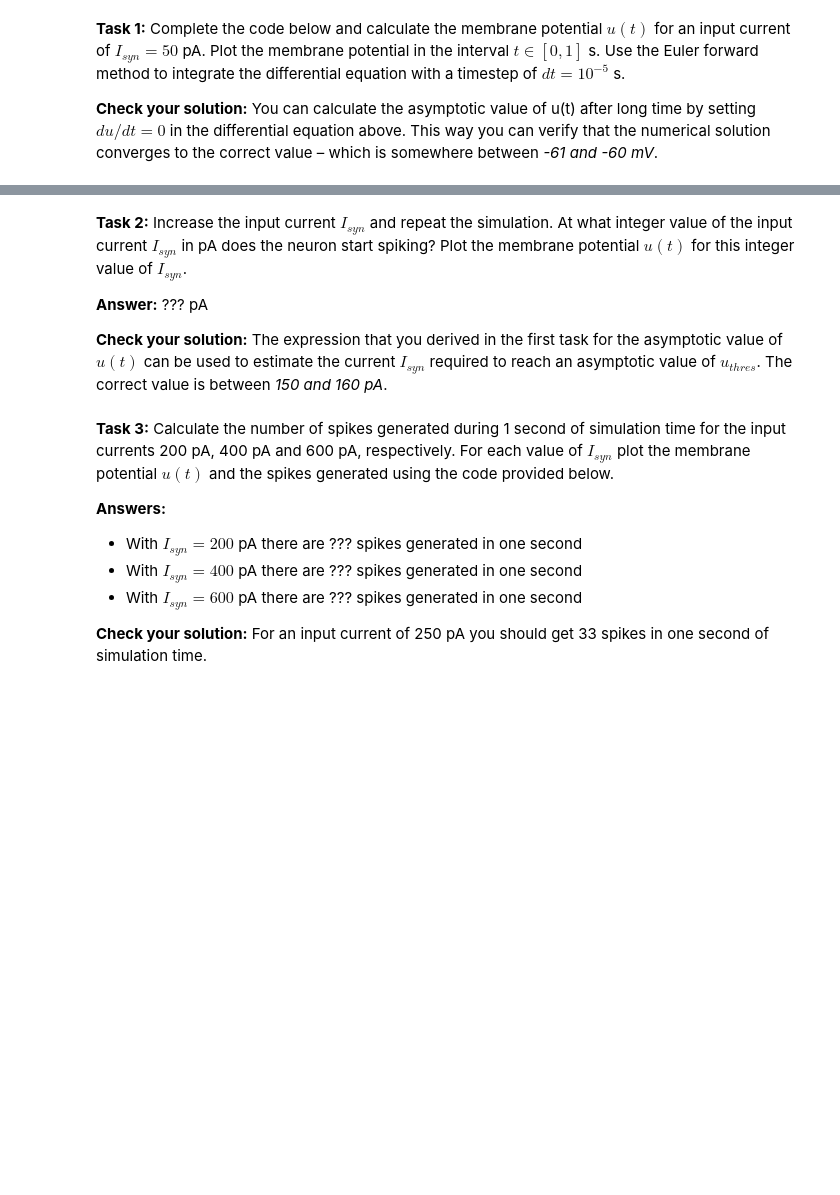
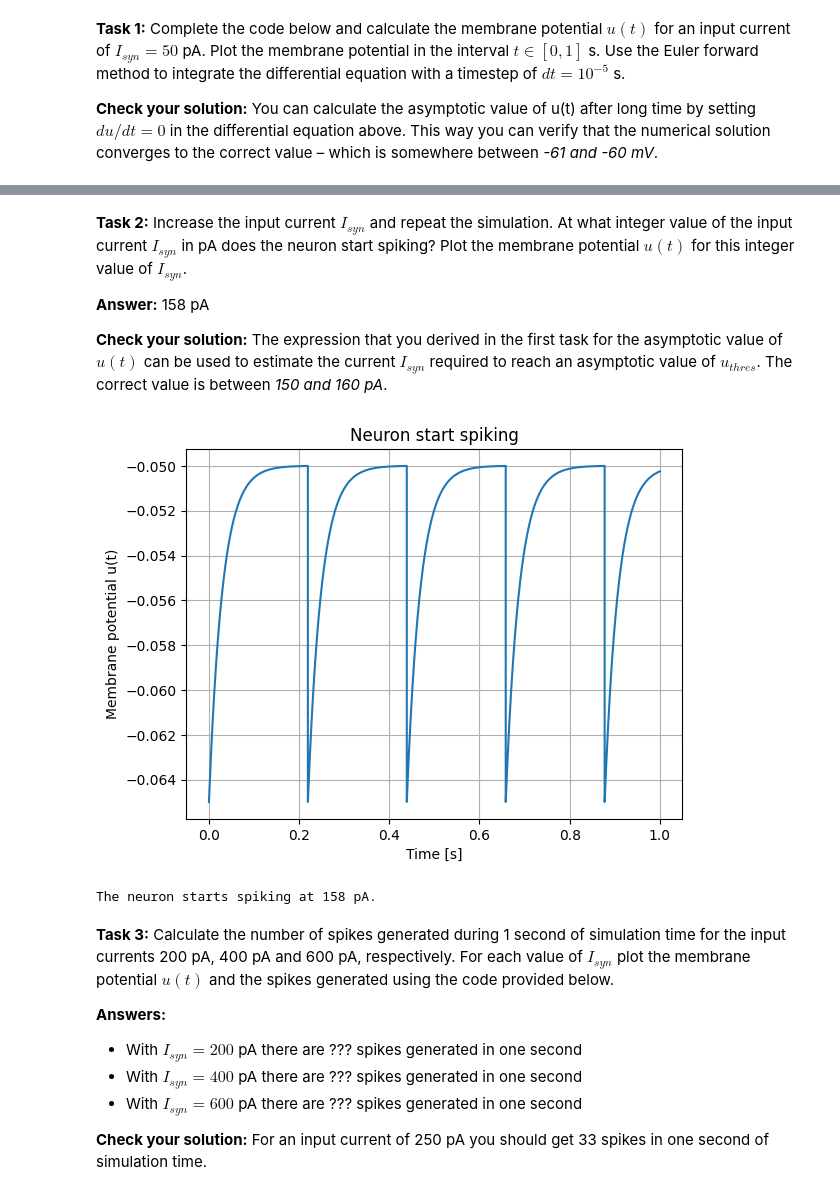
Before and after one commit to afy/d7046e-snn1, a Jupyter notebook: SNN-Exercise-1.ipynb, the cells around one changed output, grey strips where cells are left out. Saved outputs shown, nothing was run; the diff lists cells and outputs as text; code cells hidden in the pictures; blank space fills up the shorter version.

Commit message:
Task 1,2

```diff
--- a/SNN-Exercise-1.ipynb
+++ b/SNN-Exercise-1.ipynb
@@ -111,6 +118,6 @@ ax.grid()
 # %% [markdown]
 **Task 2:** Increase the input current $I_{syn}$ and repeat the simulation. At what integer value of the input current $I_{syn}$ in pA does the neuron start spiking? Plot the membrane potential $u(t)$ for this integer value of $I_{syn}$.
 
-**Answer:** ??? pA
+**Answer:** 158 pA
 
 **Check your solution:** The expression that you derived in the first task for the asymptotic value of $u(t)$ can be used to estimate the current $I_{syn}$ required to reach an asymptotic value of $u_{thres}$. The correct value is between *150 and 160 pA*.
@@ -119,3 +124,54 @@ ax.grid()
+# %%
+# Code for Task 2
+def simulate_LIF_neuron(I_syn, duration=1, dt=1e-5):
+    # Initialize parameters
+    t_i = []        # Time array
+    u_i = []        # Membrane potential array
+    t_spike = []    # Spike times
+    n_spike = []    # Neuron IDs for spikes
+
+    # Initial conditions
+    t = 0
+    u = u_rest      # Reset the membrane potential
+
+    # Perform the simulation
+    while t <= duration:
+        # Euler forward step
+        du_dt = (-(u - u_rest) + R * I_syn) / tau_m
+        u += du_dt * dt
+        u_i.append(u)  # Store membrane potential
+
+        # Spike condition
+        if u >= u_thres:
+            t_spike.append(t)    # Record spike time
+            n_spike.append(n_id) # Record neuron ID
+            u = u_reset         # Reset membrane potential
+
+        # Store time
+        t_i.append(t)
+        t += dt
+
+    return t_i, u_i, t_spike, n_spike
+
+# Determine when the neuron starts spiking
+while not t_spike:
+    # Increment the input current until the neuron starts spiking
+    I_syn += 50e-12
+    t_i, u_i, t_spike, n_spike = simulate_LIF_neuron(I_syn)
+
+# Plot membrane potential
+plt.plot(t_i, u_i)
+plt.xlabel('Time [s]')
+plt.ylabel('Membrane potential u(t)')
+plt.title('Neuron start spiking')
+plt.grid()
+plt.show()
+
+# Output the value of I_syn when the neuron starts spiking
+print(f"The neuron starts spiking at {I_syn*1e12:.0f} pA.")
+# %% [output]
+[figure, added]
+The neuron starts spiking at 158 pA.
 # %% [markdown]
 **Task 3:** Calculate the number of spikes generated during 1 second of simulation time for the input currents 200 pA, 400 pA and 600 pA, respectively. For each value of $I_{syn}$ plot the membrane potential $u(t)$ and the spikes generated using the code provided below.
 
```
Also changed, not shown: parts of 5 cells of this notebook.
